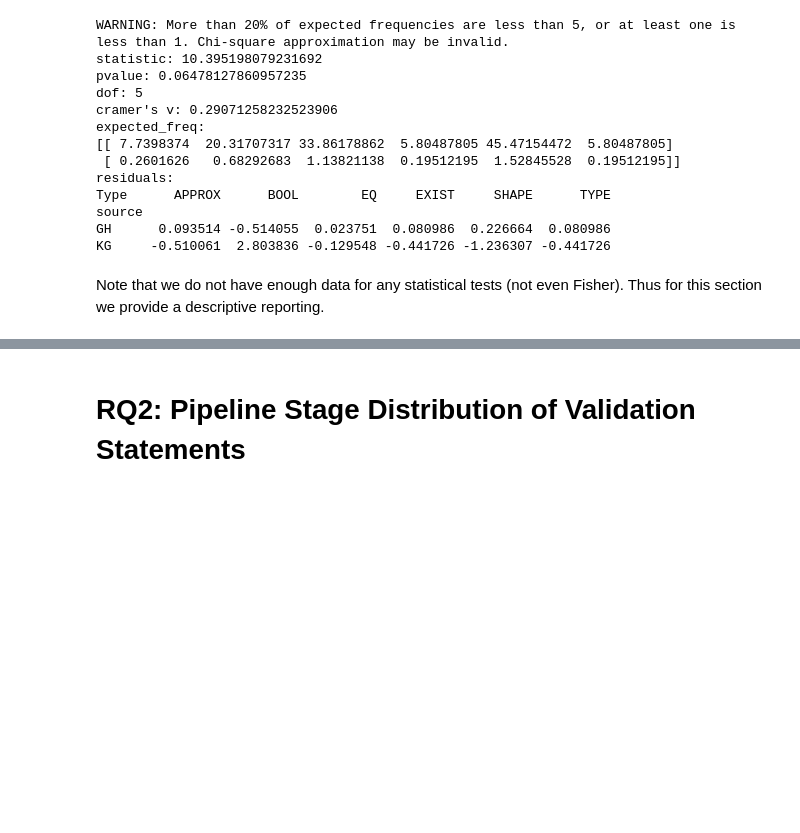
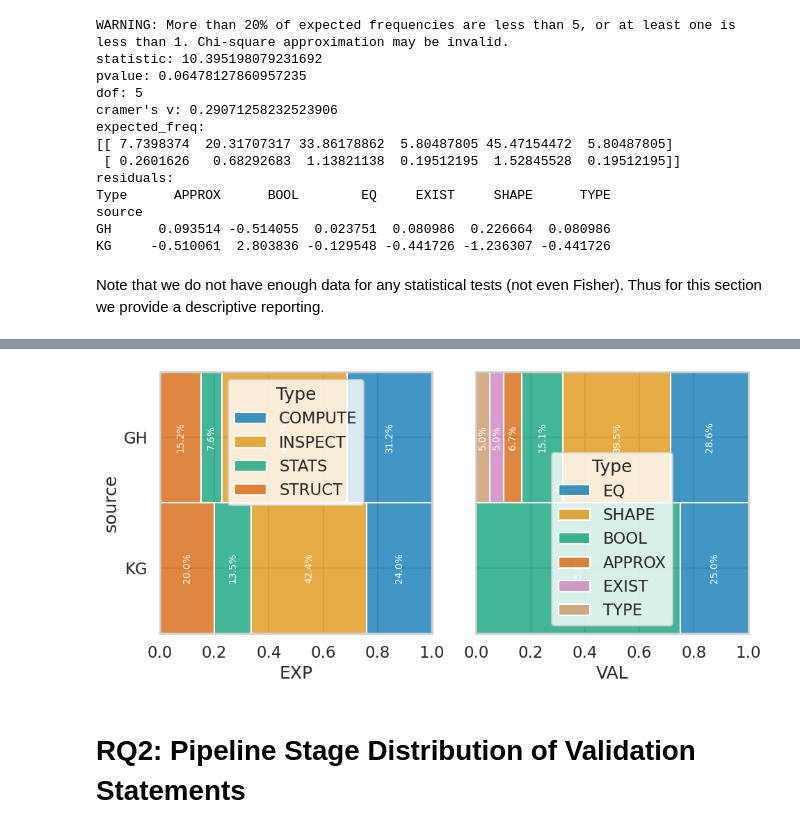
Before and after one commit to arumoy-shome/shome2023notebook, a Jupyter notebook: notebooks/results.ipynb, the cells around one changed output, grey strips where cells are left out. Drawn from its saved outputs; the diff is of its cells as text; code cells hidden in the pictures; blank space fills up the shorter version.

```diff
--- a/notebooks/results.ipynb
+++ b/notebooks/results.ipynb
@@ -295,3 +296,29 @@ Note that we do not have enough data for any statistical tests (not even Fisher)
+# %%
+fig, (ax1, ax2) = plt.subplots(1, 2, figsize=(10, 5), sharey=True)
+sns.histplot(
+    data=data[data["Intent"] == "EXP"],
+    y='source',
+    hue='Type',
+    multiple='fill',
+    stat='percent',
+    ax=ax1,
+)
+sns.histplot(
+    data=data[data["Intent"] == "VAL"],
+    y='source',
+    hue='Type',
+    multiple='fill',
+    stat='percent',
+    ax=ax2,
+)
+annot_histplot_with_percent(ax1, rotation=90)
+annot_histplot_with_percent(ax2, rotation=90)
+ax1.set_xlabel("EXP")
+ax2.set_xlabel("VAL")
+fig.tight_layout()
+fig.savefig("report/distribution-type.pdf")
+# %% [output]
+[figure, added]
 # %% [markdown]
 # RQ2: Pipeline Stage Distribution of Validation Statements
 # %% [markdown]
```
Also changed, not shown: parts of 22 cells of this notebook, 4 other files.
